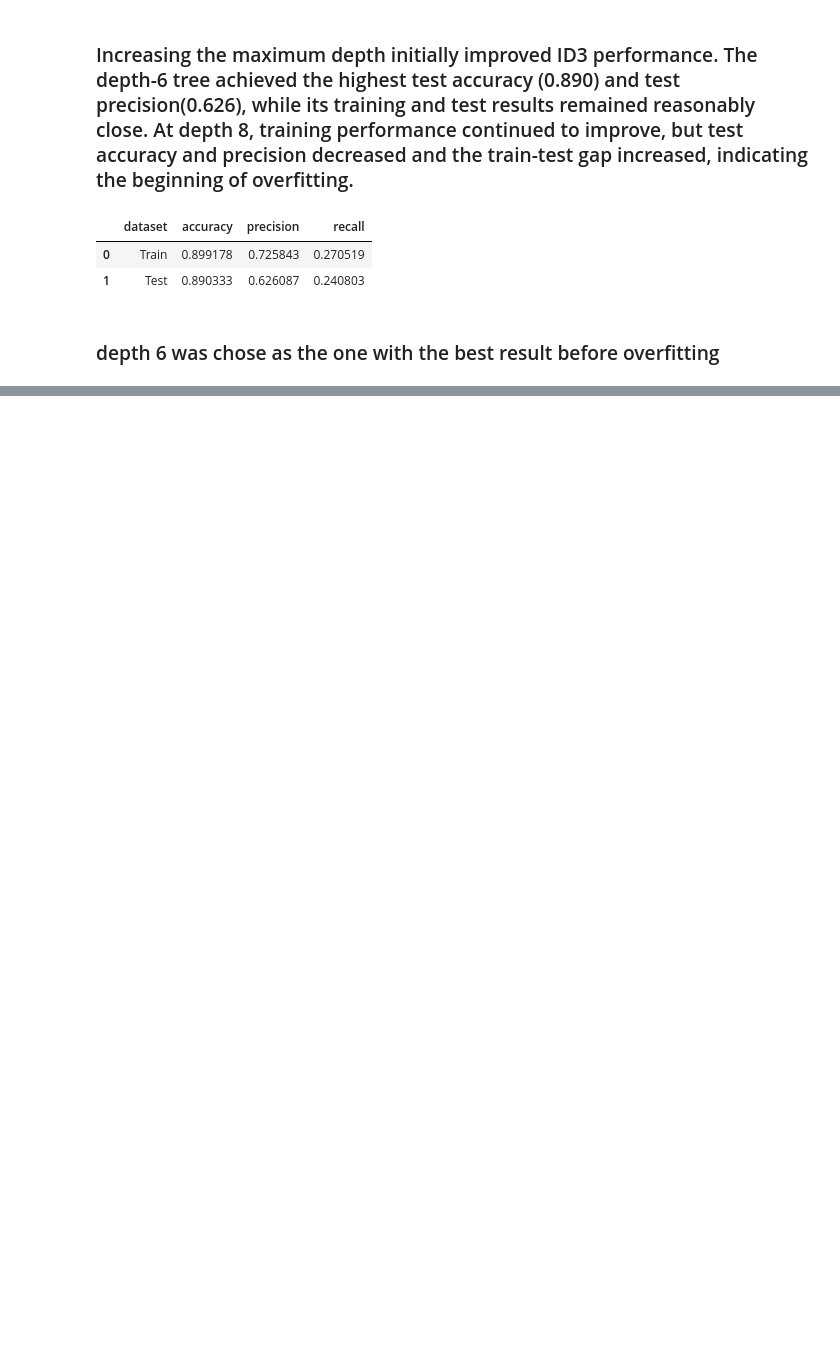
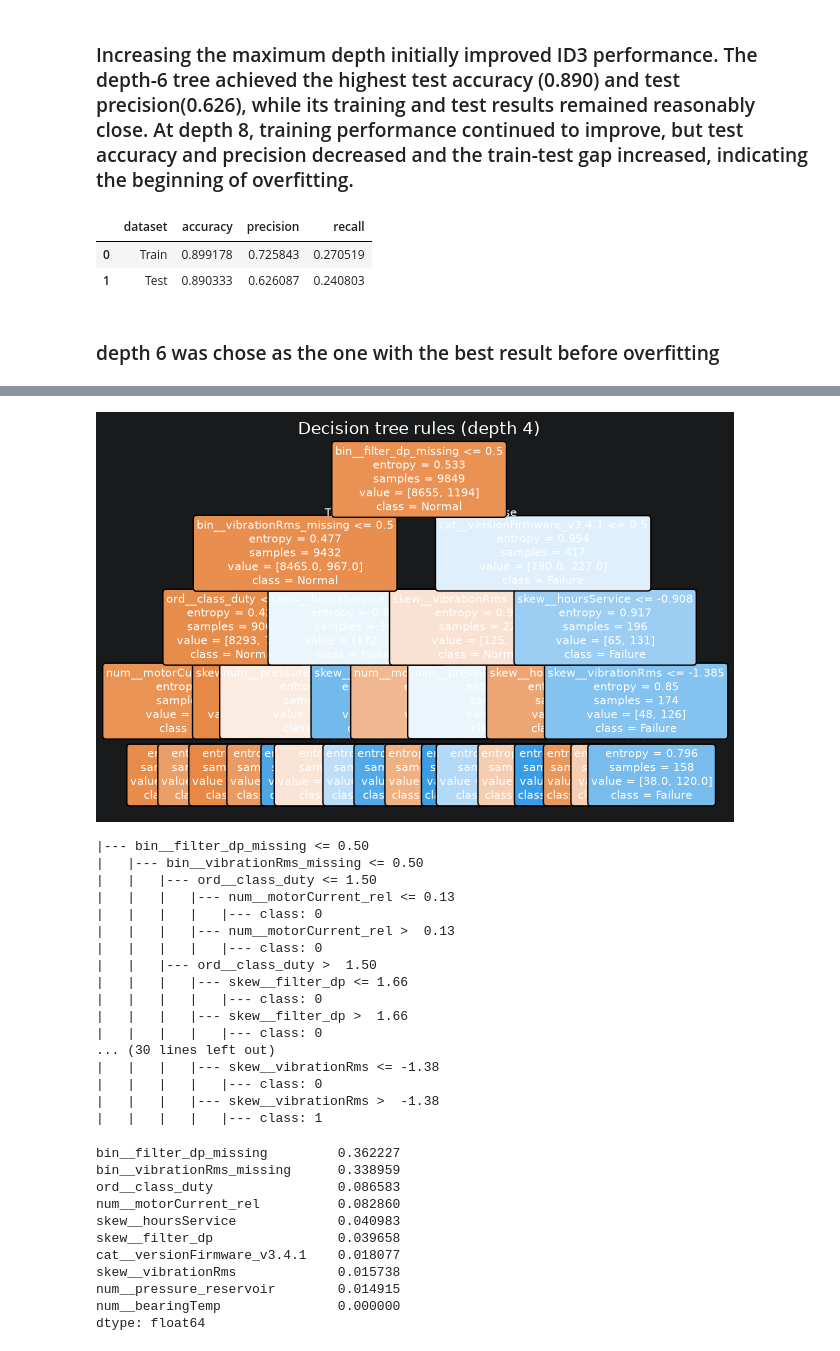
Before and after one commit to NovAndrii/IAU_project, a Jupyter notebook: Faza3_Kardash_Novitskyi.ipynb, the cells around one changed output, grey strips where cells are left out. Drawn from its saved outputs; the diff is of its cells as text; code cells hidden in the pictures; blank space fills up the shorter version.

```diff
--- a/Faza3_Kardash_Novitskyi.ipynb
+++ b/Faza3_Kardash_Novitskyi.ipynb
@@ -479,0 +700,50 @@ display(best_id3_results)
+# %%
+from sklearn.tree import plot_tree, export_text
+
+plot_tree(
+    best_tree,
+    feature_names=X_train.columns,
+    class_names=["Normal", "Failure"],
+    filled=True,
+    rounded=True,
+    fontsize=8,
+)
+
+plt.title("Decision tree rules (depth 4)")
+plt.show()
+print(export_text(best_tree, feature_names=list(X_train.columns)))
+feature_importance = pd.Series(
+    best_tree.feature_importances_,
+    index=X_train.columns,
+).sort_values(ascending=False)
+display(feature_importance)
+# %% [output]
+[figure, added]
+|--- bin__filter_dp_missing <= 0.50
+|   |--- bin__vibrationRms_missing <= 0.50
+|   |   |--- ord__class_duty <= 1.50
+|   |   |   |--- num__motorCurrent_rel <= 0.13
+|   |   |   |   |--- class: 0
+|   |   |   |--- num__motorCurrent_rel >  0.13
+|   |   |   |   |--- class: 0
+|   |   |--- ord__class_duty >  1.50
+|   |   |   |--- skew__filter_dp <= 1.66
+|   |   |   |   |--- class: 0
+|   |   |   |--- skew__filter_dp >  1.66
+|   |   |   |   |--- class: 0
+... (30 lines left out)
+|   |   |   |--- skew__vibrationRms <= -1.38
+|   |   |   |   |--- class: 0
+|   |   |   |--- skew__vibrationRms >  -1.38
+|   |   |   |   |--- class: 1
+bin__filter_dp_missing         0.362227
+bin__vibrationRms_missing      0.338959
+ord__class_duty                0.086583
+num__motorCurrent_rel          0.082860
+skew__hoursService             0.040983
+skew__filter_dp                0.039658
+cat__versionFirmware_v3.4.1    0.018077
+skew__vibrationRms             0.015738
+num__pressure_reservoir        0.014915
+num__bearingTemp               0.000000
+dtype: float64
```
Also changed, not shown: parts of 21 cells of this notebook.
